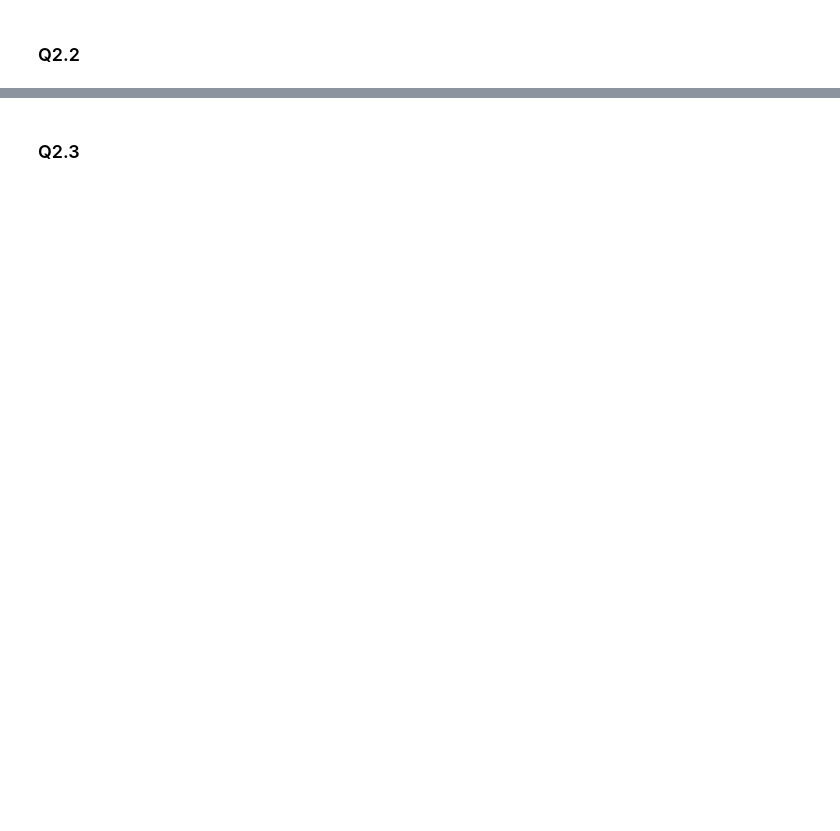
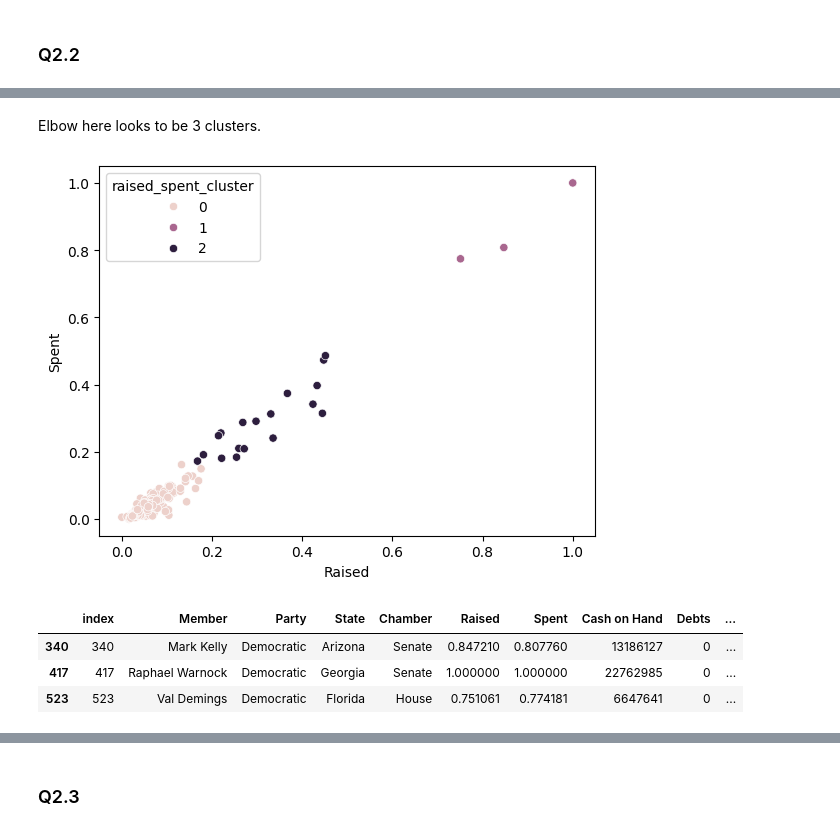
Before and after one commit to kevincha12/clustering_assignment, a Jupyter notebook: assignment_clustering.ipynb, the cells around one changed output, grey strips where cells are left out. Drawn from its saved outputs; the diff is of its cells as text; code cells hidden in the pictures; blank space fills up the shorter version.

```diff
--- a/assignment_clustering.ipynb
+++ b/assignment_clustering.ipynb
@@ -165,0 +232,16 @@ NameError: name 'pd' is not defined
+# %% [markdown]
+Elbow here looks to be 3 clusters.
+# %%
+model = KMeans(n_clusters=3, max_iter=300, n_init=10, random_state=0)
+model = model.fit(scaled_elections_df[['Raised','Spent']])
+scaled_elections_df['raised_spent_cluster'] = model.fit_predict(scaled_elections_df[['Raised','Spent']])
+fig = sns.scatterplot(data=scaled_elections_df, x="Raised", y="Spent", hue='raised_spent_cluster')
+# %% [output]
+[figure, added]
+# %%
+scaled_elections_df[scaled_elections_df['raised_spent_cluster'] == 1]
+# %% [output]
+|  | index | Member | Party | State | Chamber | Raised | Spent | Cash on Hand | Debts | ... |
+| 340 | 340 | Mark Kelly | Democratic | Arizona | Senate | 0.847210 | 0.807760 | 13186127 | 0 | ... |
+| 417 | 417 | Raphael Warnock | Democratic | Georgia | Senate | 1.000000 | 1.000000 | 22762985 | 0 | ... |
+| 523 | 523 | Val Demings | Democratic | Florida | House | 0.751061 | 0.774181 | 6647641 | 0 | ... |
```
Also changed, not shown: parts of 26 cells of this notebook.
